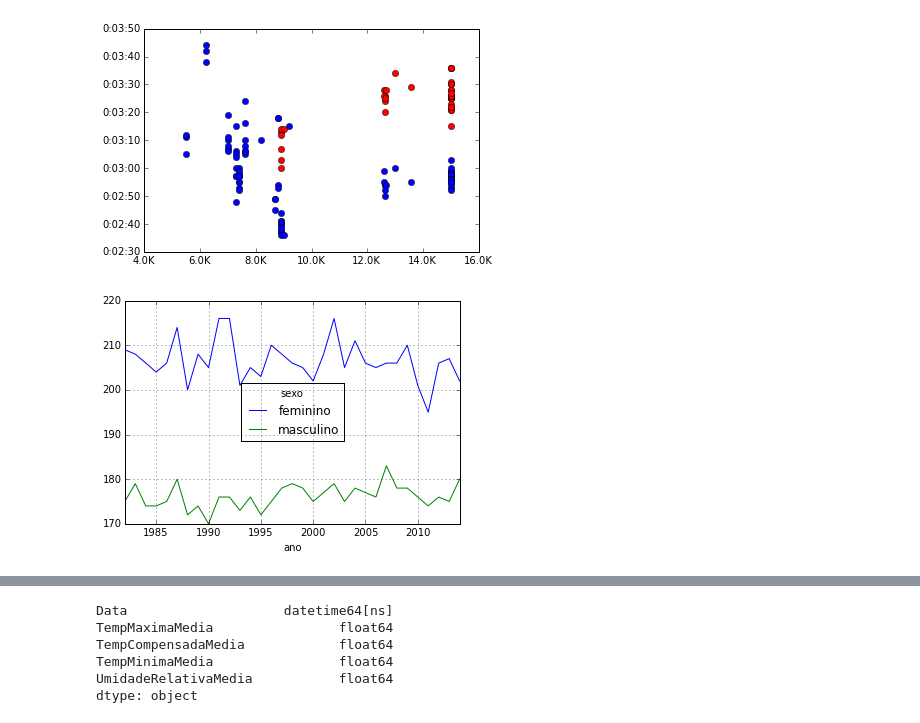
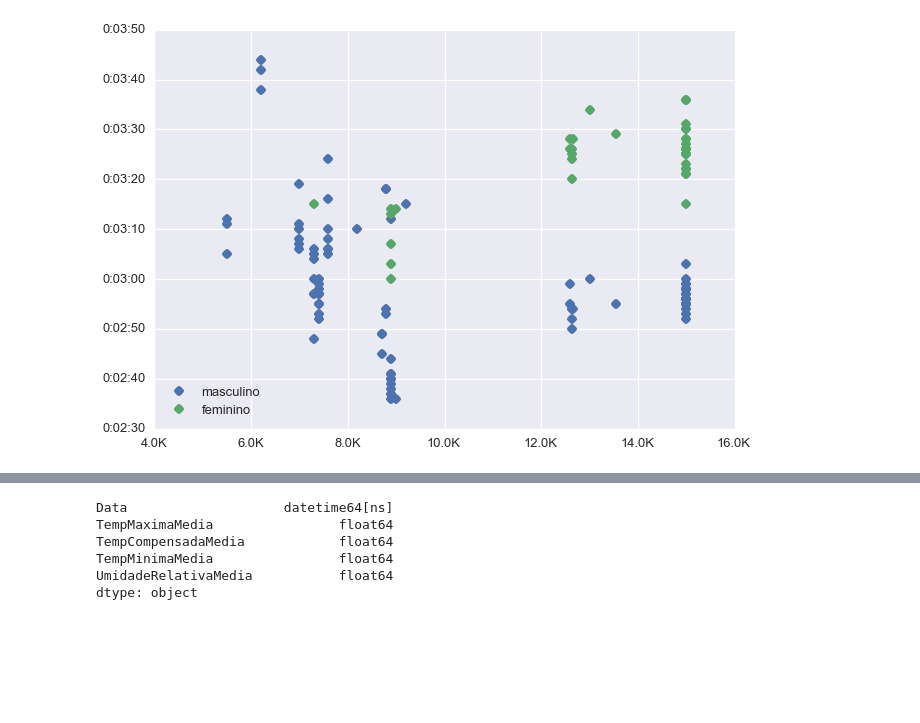
Before and after one commit to wilsonfreitas/saosilvestre, a Jupyter notebook: saosilvestre.ipynb, the cells around one changed output, grey strips where cells are left out. Saved outputs shown, nothing was run; the diff lists cells and outputs as text; code cells hidden in the pictures; blank space fills up the shorter version.

```diff
--- a/saosilvestre.ipynb
+++ b/saosilvestre.ipynb
@@ -143,0 +154,3 @@ ss.tail()
+# %%
+ss.sort(['ano', 'pace'], inplace=True)
+ss.tail(12)
@@ -143,0 +193,11 @@ ss.tail()
+# %%
+def flatten(x, l):
+    if type(x) is list:
+        for e in x:
+            flatten(e, l)
+    else:
+        l.append(x)
+sexo = []
+flatten(ss_sexo.tolist(), sexo)
+ss['sexo'] = sexo
+ss.tail()
@@ -146,2 +224,2 @@ ss.ix[ss['pais'].isnull(), 'pais'] = 'Brasil'
 # %%
-ss.ix[ss['pais'].map(lambda x: x[0] == '-'), 'pais'] = ['Quênia', 'Brasil']
+ss.ix[ss['pais'] == '-', 'pais'] = ['Quênia', 'Brasil']
@@ -148,3 +233,6 @@ ss.ix[ss['pais'].map(lambda x: x[0] == '-'), 'pais'] = ['Quênia', 'Brasil']
+# %%
+sns.set_context('talk')
+sns.set_style("darkgrid")
 # %%
 ss_pais = ss.groupby(['pais', 'sexo'])
 ss_pais_sexo = ss_pais.sexo.count().unstack().fillna(0)
@@ -220,27 +257,17 @@ ss.plot(x='ano', y='percurso', kind='scatter');
 # %%
 ss_pace = ss.ix[:,['sexo', 'ano', 'pace', 'percurso']]
 ss_pace['pace'] = ss_pace.pace.astype('timedelta64[s]')
+fig = plt.figure(); ax = fig.add_subplot(111)
+masc = ss_pace.query('sexo == "masculino"'); fem = ss_pace.query('sexo == "feminino"')
 
-fig = plt.figure()
-ax = fig.add_subplot(111)
+ax.plot(masc.percurso, masc.pace, 'o', label='masculino')
+ax.plot(fem.percurso, fem.pace, 'o', label='feminino')
 
-masc = ss_pace.query('sexo == "masculino"')
-ax.plot(masc.percurso, masc.pace, 'bo')
-fem = ss_pace.query('sexo == "feminino"')
-ax.plot(fem.percurso, fem.pace, 'ro')
-
-def timeTicks(x, pos):
-    d = datetime.timedelta(seconds=x)
-    return str(d)
-
-def distTicks(x, pos):
-    return str(x/1000) + 'K'
-
-pace_formatter = matplotlib.ticker.FuncFormatter(timeTicks)
-dist_formatter = matplotlib.ticker.FuncFormatter(distTicks)
+pace_formatter = matplotlib.ticker.FuncFormatter(lambda x, pos: str(datetime.timedelta(seconds=x)))
+dist_formatter = matplotlib.ticker.FuncFormatter(lambda x, pos: str(x/1000) + 'K')
 ax.xaxis.set_major_formatter(dist_formatter)
 ax.yaxis.set_major_formatter(pace_formatter)
-
+plt.legend(loc=3)
 plt.show()
 # %% [output]
-[figure, old version]
+[figure, new version]
@@ -250,6 +273,0 @@ ss_long.ix[:,'pace'] = ss_long['pace'].astype('timedelta64[s]')
-# %%
-ss_long_sexo = ss_long.groupby(['ano', 'sexo'])
-ss_long_sexo = ss_long_sexo.pace.max().unstack()
-ss_long_sexo.plot();
-# %% [output]
-[figure, removed]
```
Also changed, not shown: parts of 60 cells of this notebook.
